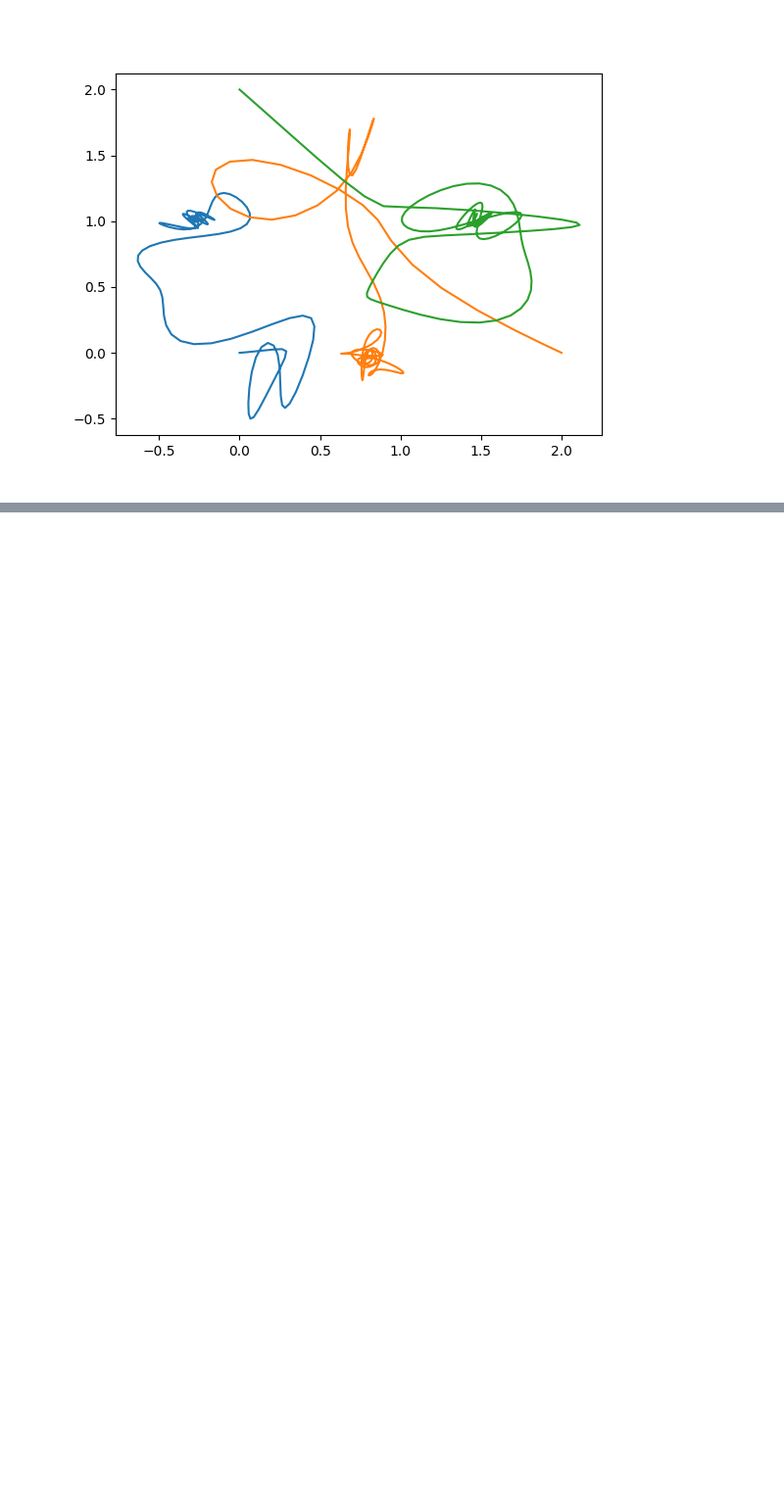
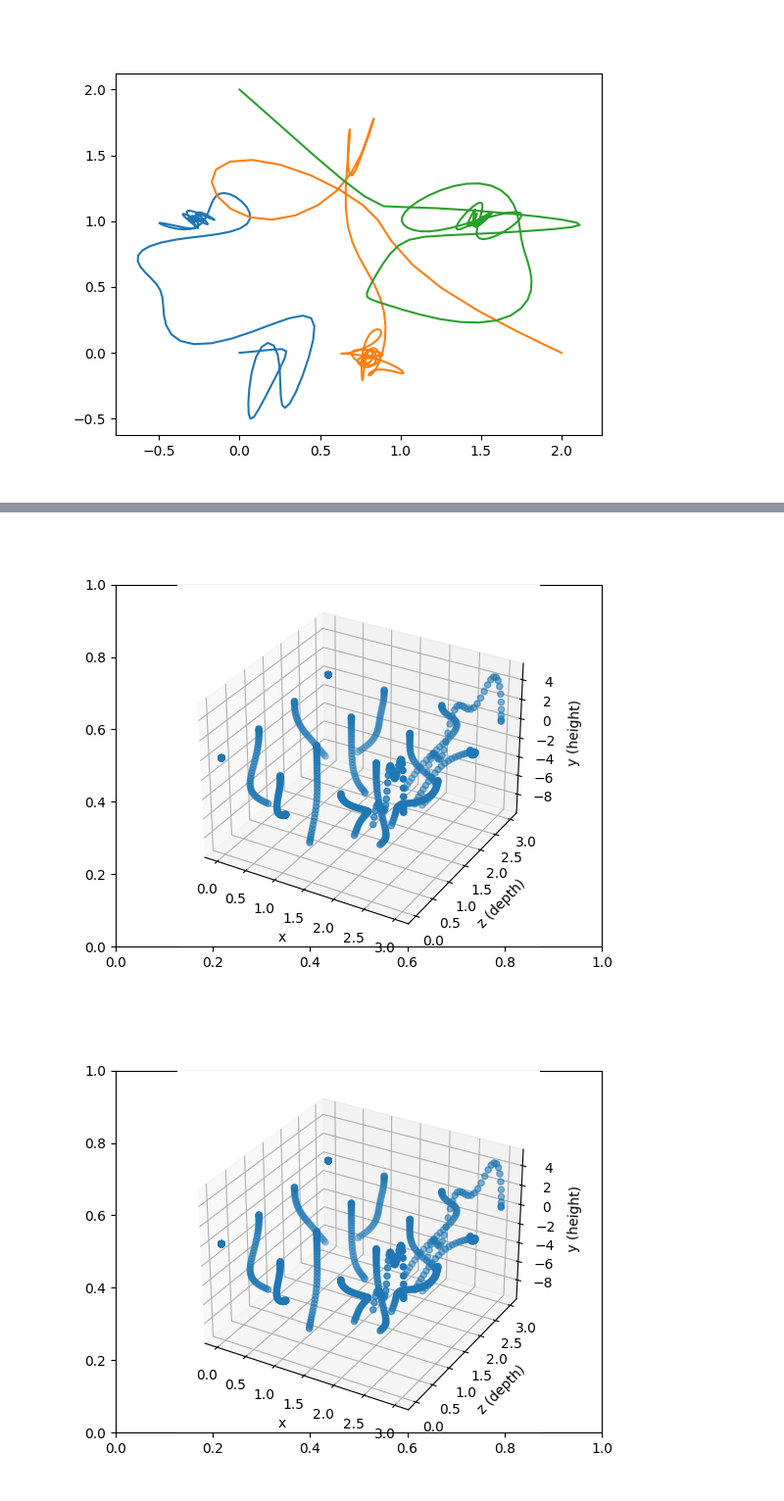
Before and after one commit to TomVdt/ClothSim, a Jupyter notebook: plotTestIntegrator.ipynb, the cells around one changed output, grey strips where cells are left out. Shown at 98% size. Drawn from its saved outputs; the diff is of its cells as text; code cells hidden in the pictures; blank space fills up the shorter version.

Commit message:
finally, coherent (but still crap) constraints

```diff
--- a/plotTestIntegrator.ipynb
+++ b/plotTestIntegrator.ipynb
@@ -78,0 +93,27 @@ plt.show()
+# %%
+data = np.loadtxt("testConstraint2.txt", delimiter=",")
+
+fig, ax = plt.subplots()
+ax = plt.axes(projection="3d")
+
+ax.scatter3D(data[::5,0], data[::5,2], data[::5,1])
+ax.set_xlabel("x")
+ax.set_ylabel("z (depth)")
+ax.set_zlabel("y (height)")
+
+plt.show()
+
+data = np.loadtxt("/tmp/contraintes.txt", delimiter=" ", comments="#")
+
+fig, ax = plt.subplots()
+ax = plt.axes(projection="3d")
+
+ax.scatter3D(data[::5,0], data[::5,1], data[::5,2])
+ax.set_xlabel("x")
+ax.set_ylabel("z (depth)")
+ax.set_zlabel("y (height)")
+
+plt.show()
+# %% [output]
+[figure, added]
+[figure, added]
```
Also changed, not shown: parts of 4 cells of this notebook, 8 other files.
